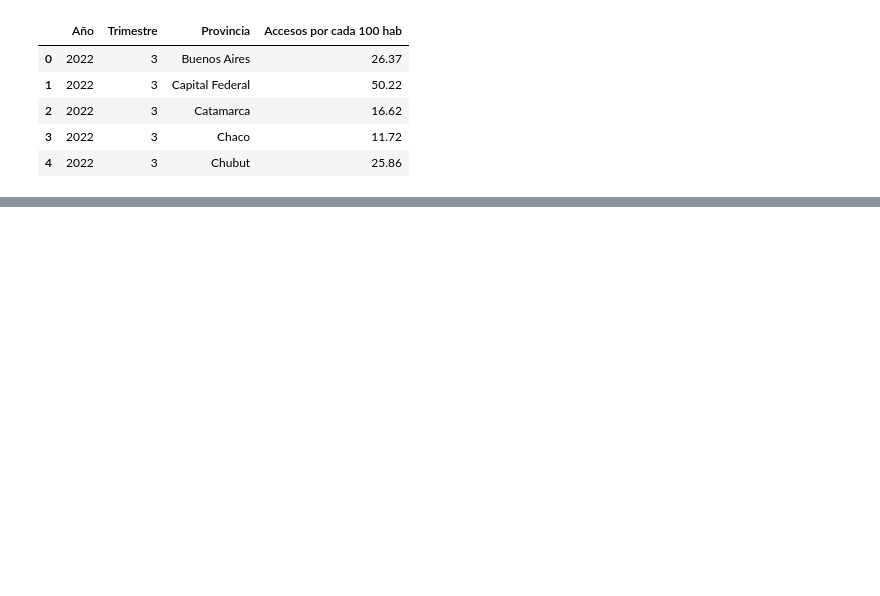
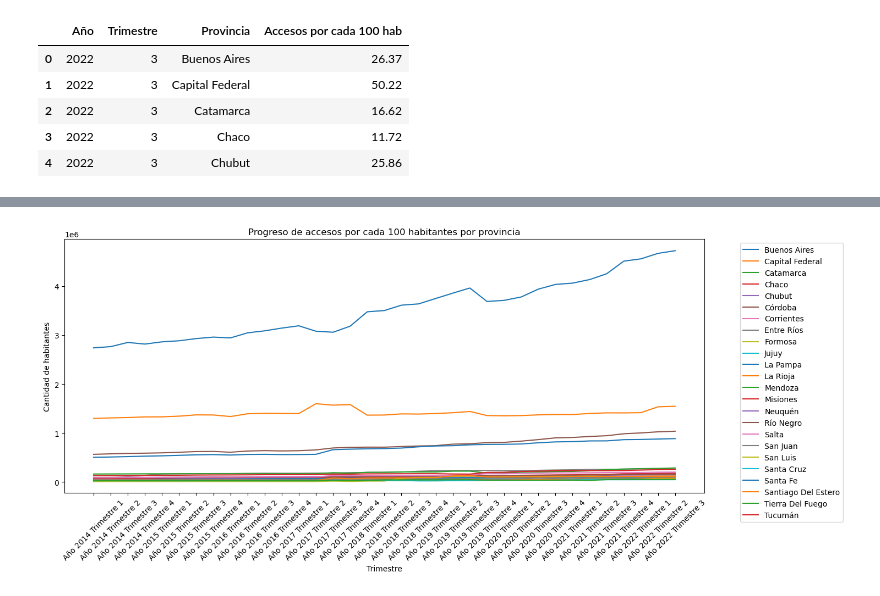
Before and after one commit to pakyxs/ainternet-access-argentina-analysis, a Jupyter notebook: EDA.ipynb, the cells around one changed output, grey strips where cells are left out. Drawn from its saved outputs; the diff is of its cells as text; code cells hidden in the pictures; blank space fills up the shorter version.

```diff
--- a/EDA.ipynb
+++ b/EDA.ipynb
@@ -73,2 +116,48 @@ df_total_nacional_de_accesos_a_internet_fijo_por_banda_ancha_y_banda_angosta.hea
+# %%
+def graph_progress_access_ancha_angosta(df):
+
+    # Ordenar el DataFrame por año en orden ascendente
+    df.sort_values(by=['Año','Trimestre'], inplace=True)
+
+
+    # Crear una figura y un conjunto de ejes
+    fig, ax = plt.subplots(figsize=(15, 6))
+
+    # Iterar sobre las provincias únicas en el DataFrame
+    provincias = df['Provincia'].unique()
+
+    for provincia in provincias:
+        # Filtrar el DataFrame por provincia
+        provincia_df = df[df['Provincia'] == provincia]
+
+        # Crear una etiqueta para la línea
+        etiqueta = provincia
+
+        # Crear el eje x con los trimestres del año
+        eje_x = [f"Año {a} Trimestre {t}" for a, t in zip(provincia_df['Año'], provincia_df['Trimestre'])]
+
+        # Crear el eje y con los accesos por cada 100 hab
+        eje_y = provincia_df['Total']
+
+        # Dibujar la línea
+        ax.plot(eje_x, eje_y, label=etiqueta)
+
+    # Establecer el título y las etiquetas de los ejes
+    ax.set_title('Progreso de accesos por cada 100 habitantes por provincia')
+    ax.set_xlabel('Trimestre')
+    ax.set_ylabel('Cantidad de habitantes')
+
+    # Colocar la leyenda fuera del gráfico
+    ax.legend(bbox_to_anchor=(1.05, 1), loc='upper left')
+
+    # Rotar las etiquetas del eje x para mayor legibilidad
+    plt.xticks(rotation=45)
+
+    # Mostrar el gráfico
+    plt.show()
+# %%
+graph_progress_access_ancha_angosta(df_total_nacional_de_accesos_a_internet_fijo_por_banda_ancha_y_banda_angosta)
+# %% [output]
+[figure, added]
 # %%
 df_accesos_a_banda_ancha_y_banda_angosta_por_provincia.head()
```
Also changed, not shown: parts of 38 cells of this notebook.
